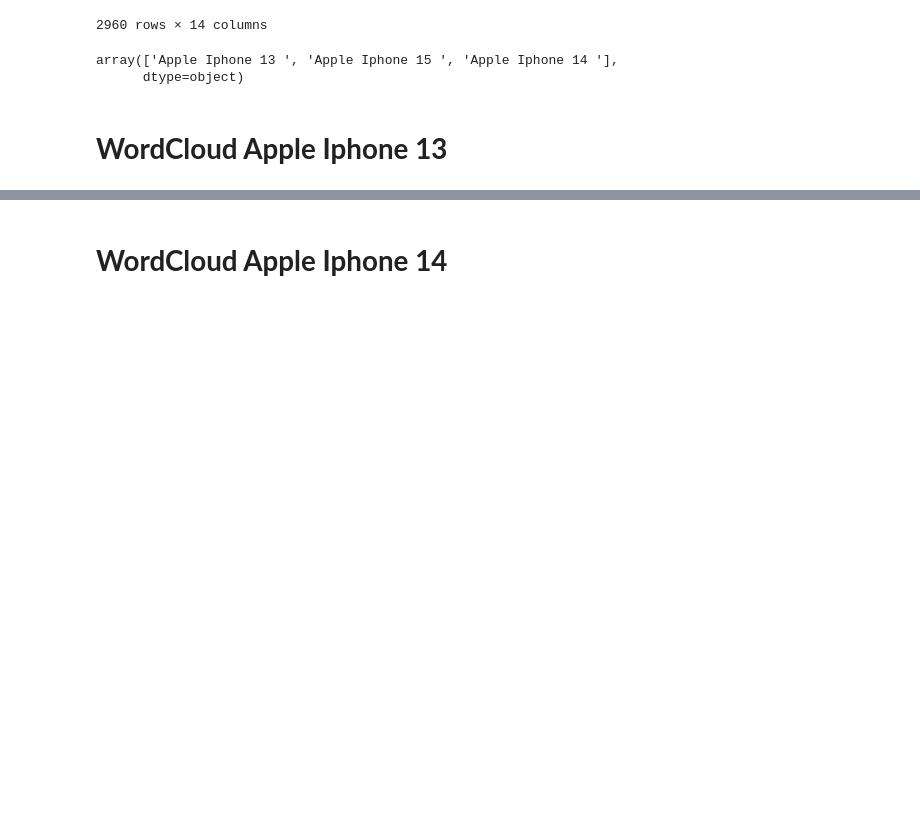
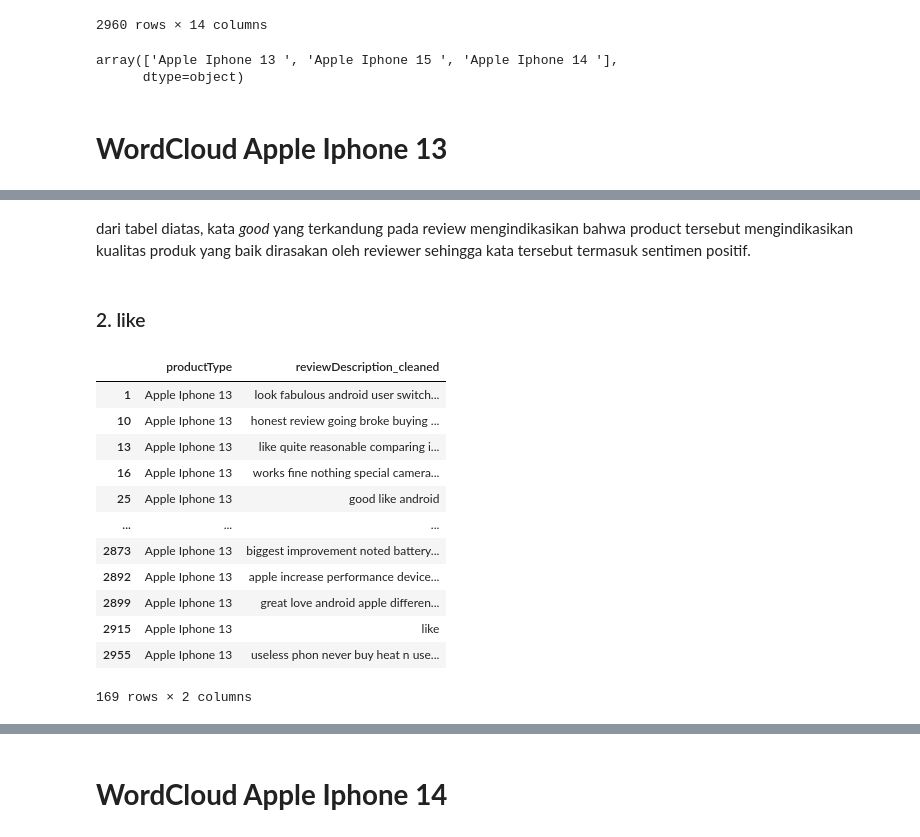
Before and after one commit to FTDS-assignment-bay/p2-final-project-ftds-027-hck-group-001, a Jupyter notebook: wordcloud.ipynb, the cells around one changed output, grey strips where cells are left out. Cells and saved outputs as stored; diff of their text form; code cells hidden in the pictures; blank space fills up the shorter version.

```diff
--- a/wordcloud.ipynb
+++ b/wordcloud.ipynb
@@ -146,0 +163,25 @@ plot_top20_words(df, target_type="Apple Iphone 13 ")
+# %% [markdown]
+dari tabel diatas, kata *good* yang terkandung pada review mengindikasikan bahwa product tersebut mengindikasikan kualitas produk yang baik dirasakan oleh reviewer sehingga kata tersebut termasuk sentimen positif.
+# %% [markdown]
+### 2. like
+# %%
+filtered_good = df[
+    (df["productType"].str.contains("Apple Iphone 13 ", case=False, na=False)) &
+    (df["reviewDescription_cleaned"].str.contains(r"\blike\b", case=False, na=False))
+]
+
+filtered_good[["productType", "reviewDescription_cleaned"]]
+# %% [output]
+|  | productType | reviewDescription_cleaned |
+| 1 | Apple Iphone 13 | look fabulous android user switch... |
+| 10 | Apple Iphone 13 | honest review going broke buying ... |
+| 13 | Apple Iphone 13 | like quite reasonable comparing i... |
+| 16 | Apple Iphone 13 | works fine nothing special camera... |
+| 25 | Apple Iphone 13 | good like android |
+| ... | ... | ... |
+| 2873 | Apple Iphone 13 | biggest improvement noted battery... |
+| 2892 | Apple Iphone 13 | apple increase performance device... |
+| 2899 | Apple Iphone 13 | great love android apple differen... |
+| 2915 | Apple Iphone 13 | like |
+| 2955 | Apple Iphone 13 | useless phon never buy heat n use... |
+169 rows × 2 columns
```
Also changed, not shown: parts of 82 cells of this notebook.
